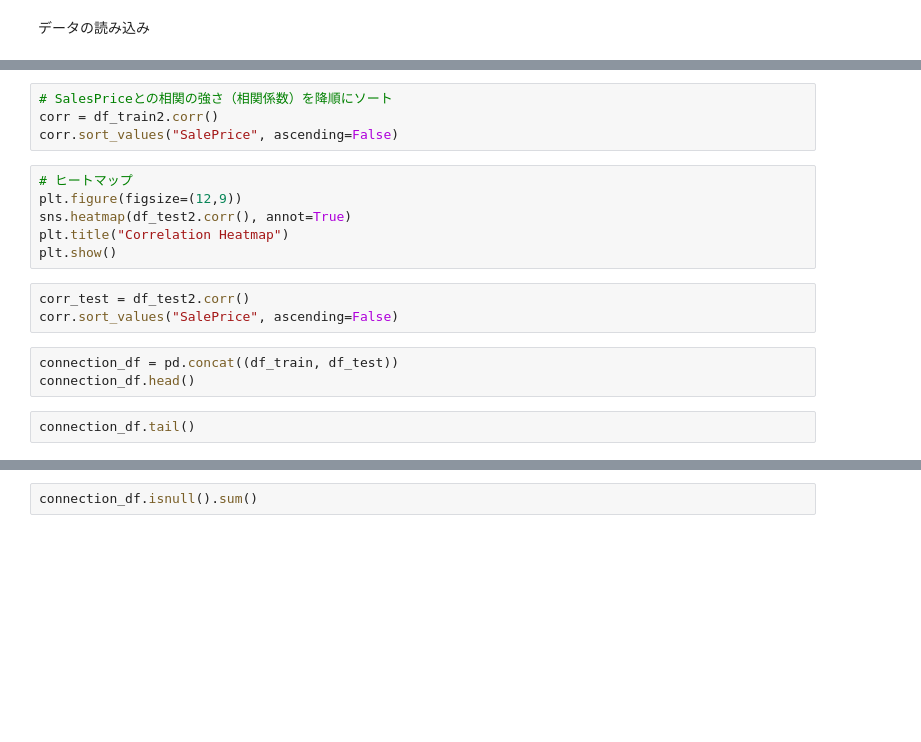
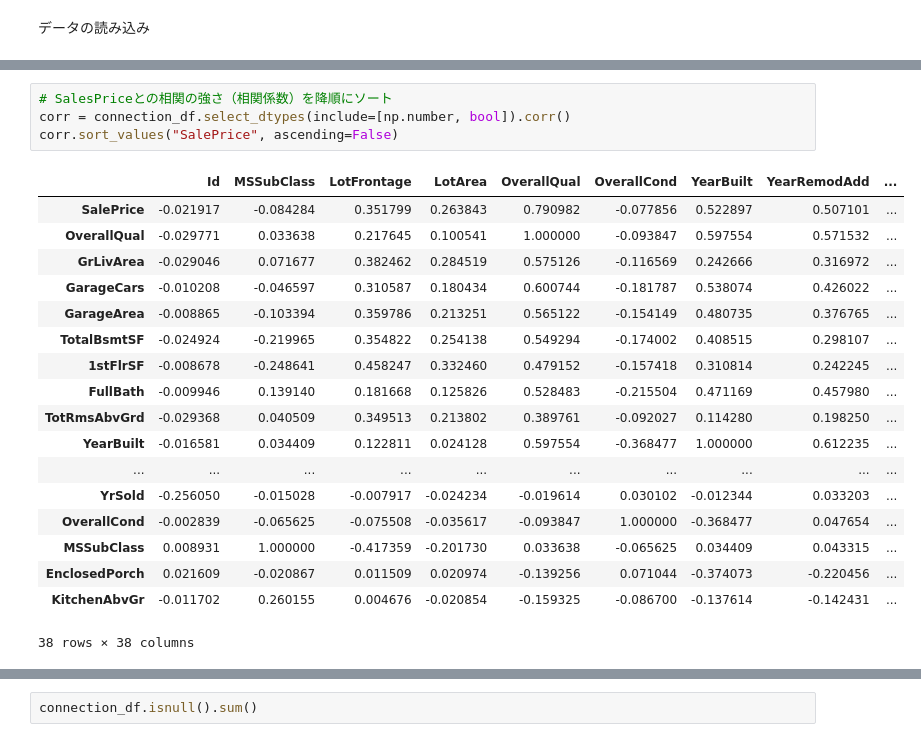
Before and after one commit to ueno-cmd/houseprice, a Jupyter notebook: house_price01.ipynb, the cells around one changed output, grey strips where cells are left out. Saved outputs shown, nothing was run; the diff lists cells and outputs as text; blank space fills up the shorter version.

```diff
--- a/house_price01.ipynb
+++ b/house_price01.ipynb
@@ -69,20 +179,25 @@ plt.show()
 # %%
 # SalesPriceとの相関の強さ（相関係数）を降順にソート
-corr = df_train2.corr()
+corr = connection_df.select_dtypes(include=[np.number, bool]).corr()
 corr.sort_values("SalePrice", ascending=False)
+# %% [output]
+|  | Id | MSSubClass | LotFrontage | LotArea | OverallQual | OverallCond | YearBuilt | YearRemodAdd | ... |
+| SalePrice | -0.021917 | -0.084284 | 0.351799 | 0.263843 | 0.790982 | -0.077856 | 0.522897 | 0.507101 | ... |
+| OverallQual | -0.029771 | 0.033638 | 0.217645 | 0.100541 | 1.000000 | -0.093847 | 0.597554 | 0.571532 | ... |
+| GrLivArea | -0.029046 | 0.071677 | 0.382462 | 0.284519 | 0.575126 | -0.116569 | 0.242666 | 0.316972 | ... |
+| GarageCars | -0.010208 | -0.046597 | 0.310587 | 0.180434 | 0.600744 | -0.181787 | 0.538074 | 0.426022 | ... |
+| GarageArea | -0.008865 | -0.103394 | 0.359786 | 0.213251 | 0.565122 | -0.154149 | 0.480735 | 0.376765 | ... |
+| TotalBsmtSF | -0.024924 | -0.219965 | 0.354822 | 0.254138 | 0.549294 | -0.174002 | 0.408515 | 0.298107 | ... |
+| 1stFlrSF | -0.008678 | -0.248641 | 0.458247 | 0.332460 | 0.479152 | -0.157418 | 0.310814 | 0.242245 | ... |
+| FullBath | -0.009946 | 0.139140 | 0.181668 | 0.125826 | 0.528483 | -0.215504 | 0.471169 | 0.457980 | ... |
+| TotRmsAbvGrd | -0.029368 | 0.040509 | 0.349513 | 0.213802 | 0.389761 | -0.092027 | 0.114280 | 0.198250 | ... |
+| YearBuilt | -0.016581 | 0.034409 | 0.122811 | 0.024128 | 0.597554 | -0.368477 | 1.000000 | 0.612235 | ... |
+| ... | ... | ... | ... | ... | ... | ... | ... | ... | ... |
+| YrSold | -0.256050 | -0.015028 | -0.007917 | -0.024234 | -0.019614 | 0.030102 | -0.012344 | 0.033203 | ... |
+| OverallCond | -0.002839 | -0.065625 | -0.075508 | -0.035617 | -0.093847 | 1.000000 | -0.368477 | 0.047654 | ... |
+| MSSubClass | 0.008931 | 1.000000 | -0.417359 | -0.201730 | 0.033638 | -0.065625 | 0.034409 | 0.043315 | ... |
+| EnclosedPorch | 0.021609 | -0.020867 | 0.011509 | 0.020974 | -0.139256 | 0.071044 | -0.374073 | -0.220456 | ... |
+| KitchenAbvGr | -0.011702 | 0.260155 | 0.004676 | -0.020854 | -0.159325 | -0.086700 | -0.137614 | -0.142431 | ... |
+38 rows × 38 columns
-# %%
-# ヒートマップ
-plt.figure(figsize=(12,9))
-sns.heatmap(df_test2.corr(), annot=True)
-plt.title("Correlation Heatmap")
-plt.show()
-# %%
-corr_test = df_test2.corr()
-corr.sort_values("SalePrice", ascending=False)
-# %%
-connection_df = pd.concat((df_train, df_test))
-connection_df.head()
-# %%
-connection_df.tail()
 # %%
 connection_df.info()
```
Also changed, not shown: parts of 23 cells of this notebook.
